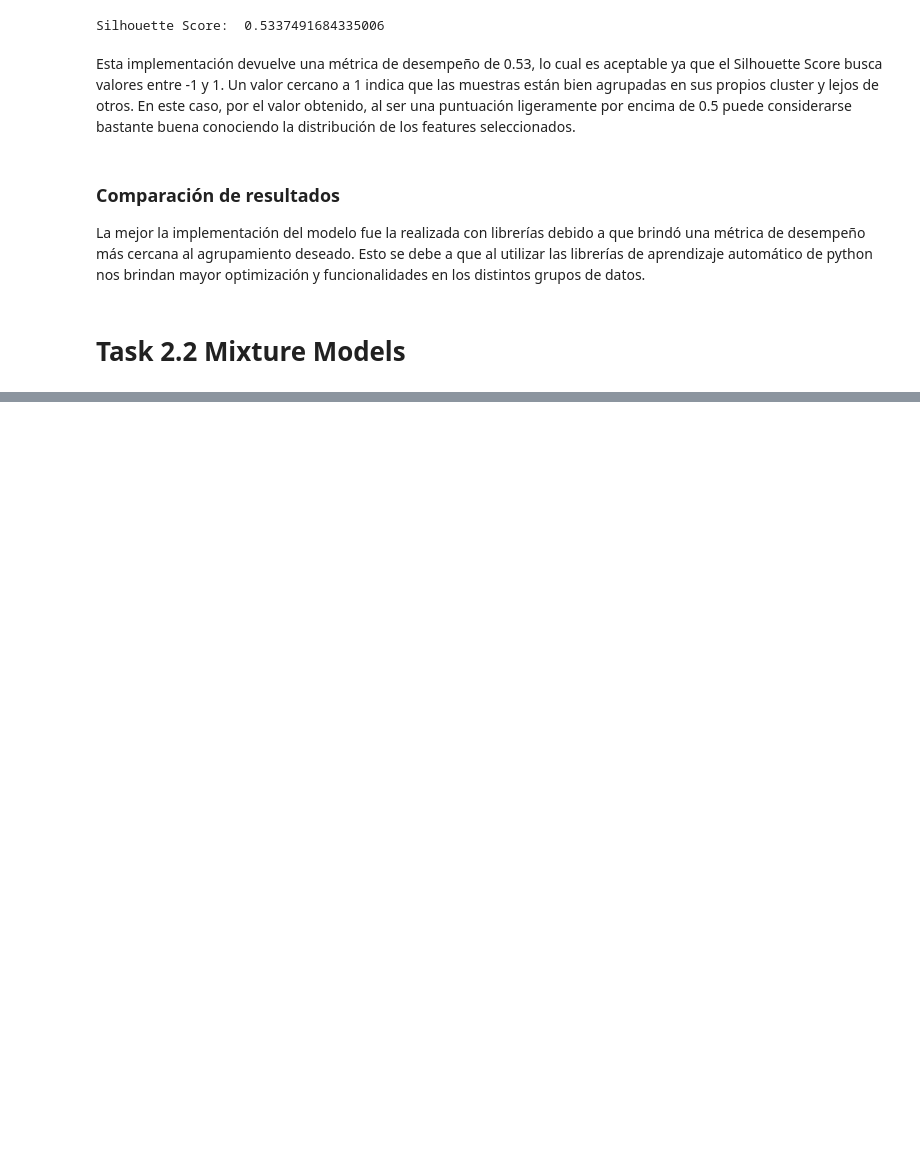
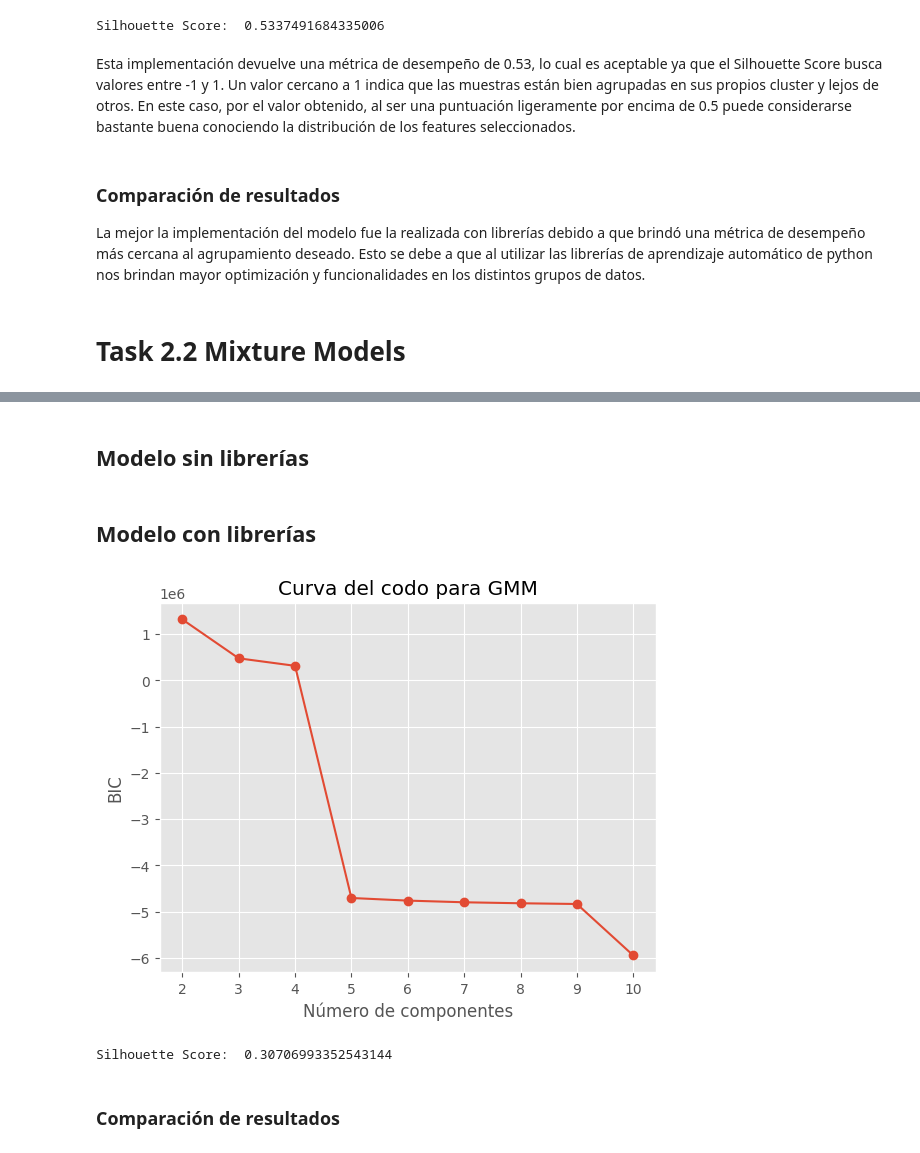
Before and after one commit to bl33h/bankCustomerSegmentation, a Jupyter notebook: bankCustomerSegmentation.ipynb, the cells around one changed output, grey strips where cells are left out. Saved outputs shown, nothing was run; the diff lists cells and outputs as text; code cells hidden in the pictures; blank space fills up the shorter version.

Commit message:
Mixture Models w/libraries

```diff
--- a/bankCustomerSegmentation.ipynb
+++ b/bankCustomerSegmentation.ipynb
@@ -465,0 +469,24 @@ La mejor la implementación del modelo fue la realizada con librerías debido a
+# %% [markdown]
+## Modelo sin librerías
+# %% [markdown]
+## Modelo con librerías
+# %%
+from sklearn.mixture import GaussianMixture
+from sklearn.preprocessing import StandardScaler
+
+bic = []
+n_components_range = range(2, 11)
+for n_components in n_components_range:
+    gmm = GaussianMixture(n_components=n_components, random_state=7)
+    gmm.fit(scaled_features)
+    bic.append(gmm.bic(scaled_features))
+
+# Graficar la curva del codo (BIC)
+plt.plot(n_components_range, bic, marker='o')
+plt.title('Curva del codo para GMM')
+plt.xlabel('Número de componentes')
+plt.ylabel('BIC')
+plt.xticks(n_components_range)
+plt.show()
+# %% [output]
+[figure, added]
@@ -465,0 +537,7 @@ La mejor la implementación del modelo fue la realizada con librerías debido a
+# %%
+score = silhouette_score(scaled_features, y_gmm)
+print('Silhouette Score: ', score)
+# %% [output]
+Silhouette Score:  0.30706993352543144
+# %% [markdown]
+### Comparación de resultados
```
Also changed, not shown: parts of 4 cells of this notebook.
